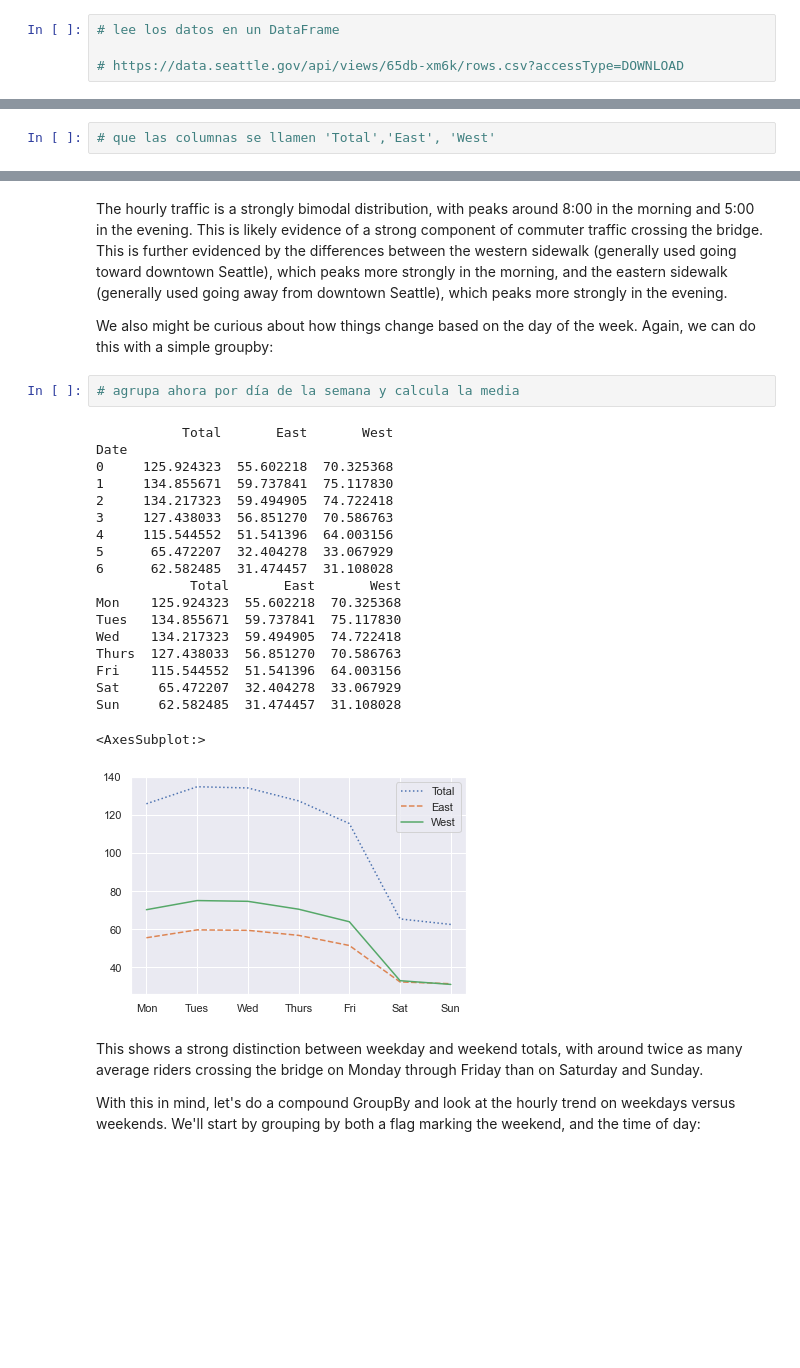
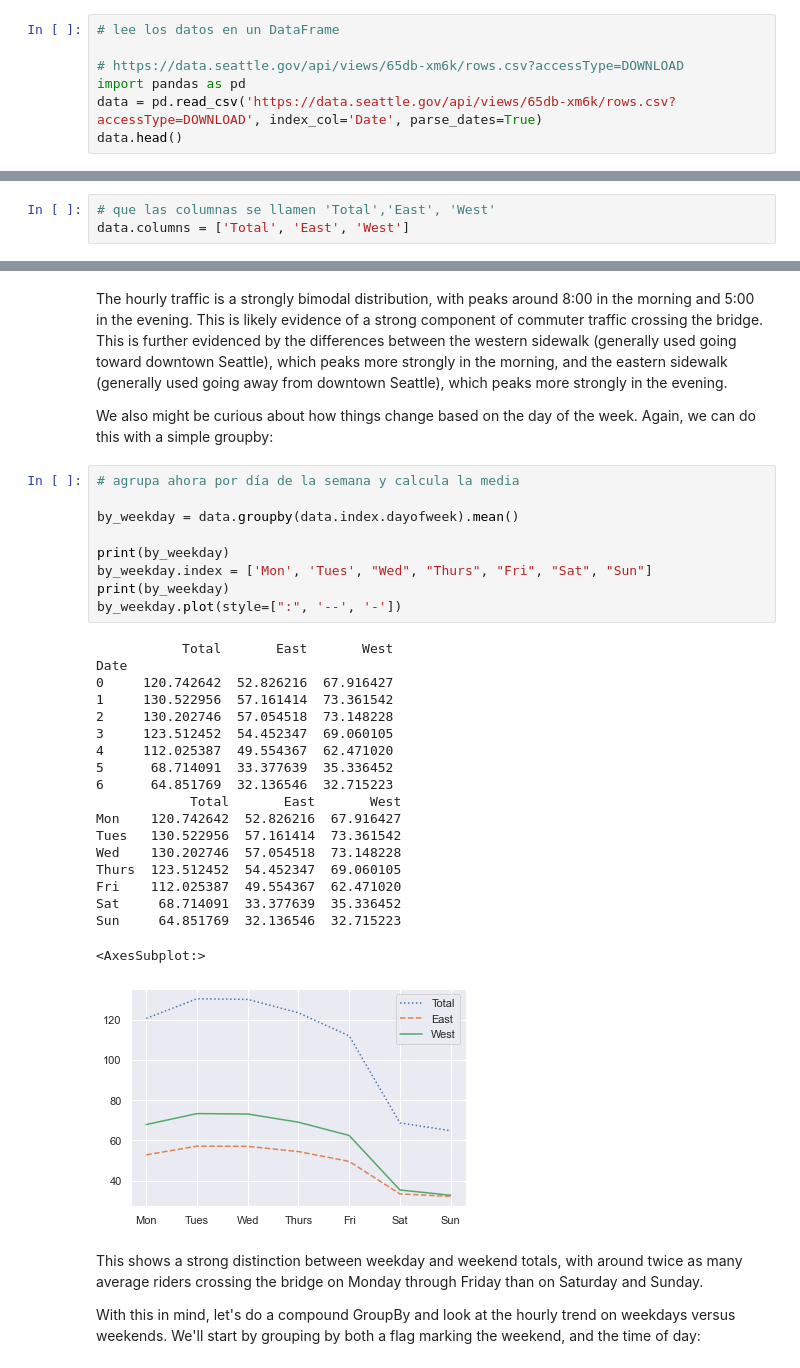
Before and after one commit to albertoromv/thebridge_ft_sep22, a Jupyter notebook: 3-Machine Learning/1-Feature Engineering/1.3 Tiempo/2_Ejercicios_TimeSeries - clase.ipynb, the cells around one changed output, grey strips where cells are left out. Drawn from its saved outputs; the diff is of its cells as text; blank space fills up the shorter version.

```diff
--- a/3-Machine Learning/1-Feature Engineering/1.3 Tiempo/2_Ejercicios_TimeSeries - clase.ipynb
+++ b/3-Machine Learning/1-Feature Engineering/1.3 Tiempo/2_Ejercicios_TimeSeries - clase.ipynb
@@ -13,6 +13,9 @@ We will specify that we want the Date as an index, and we want these dates to be
 # lee los datos en un DataFrame
 
 # https://data.seattle.gov/api/views/65db-xm6k/rows.csv?accessType=DOWNLOAD
+import pandas as pd
+data = pd.read_csv('https://data.seattle.gov/api/views/65db-xm6k/rows.csv?accessType=DOWNLOAD', index_col='Date', parse_dates=True)
+data.head()
 # %% [output]
 |  | Fremont Bridge Total | Fremont Bridge East Sidewalk | Fremont Bridge West Sidewalk |
 | Date |  |  |  |
@@ -25,5 +28,6 @@ We will specify that we want the Date as an index, and we want these dates to be
 For convenience, we'll further process this dataset by shortening the column names:
 # %%
 # que las columnas se llamen 'Total','East', 'West'
+data.columns = ['Total', 'East', 'West']
 # %% [markdown]
 Now let's take a look at the summary statistics for this data:
@@ -127,26 +148,33 @@ This is further evidenced by the differences between the western sidewalk (gener
 We also might be curious about how things change based on the day of the week. Again, we can do this with a simple groupby:
 # %%
 # agrupa ahora por día de la semana y calcula la media
+
+by_weekday = data.groupby(data.index.dayofweek).mean()
+
+print(by_weekday)
+by_weekday.index = ['Mon', 'Tues', "Wed", "Thurs", "Fri", "Sat", "Sun"]
+print(by_weekday)
+by_weekday.plot(style=[":", '--', '-'])
 # %% [output]
            Total       East       West
 Date
-0     125.924323  55.602218  70.325368
-1     134.855671  59.737841  75.117830
-2     134.217323  59.494905  74.722418
-3     127.438033  56.851270  70.586763
-4     115.544552  51.541396  64.003156
-5      65.472207  32.404278  33.067929
-6      62.582485  31.474457  31.108028
+0     120.742642  52.826216  67.916427
+1     130.522956  57.161414  73.361542
+2     130.202746  57.054518  73.148228
+3     123.512452  54.452347  69.060105
+4     112.025387  49.554367  62.471020
+5      68.714091  33.377639  35.336452
+6      64.851769  32.136546  32.715223
             Total       East       West
-Mon    125.924323  55.602218  70.325368
-Tues   134.855671  59.737841  75.117830
-Wed    134.217323  59.494905  74.722418
-Thurs  127.438033  56.851270  70.586763
-Fri    115.544552  51.541396  64.003156
-Sat     65.472207  32.404278  33.067929
-Sun     62.582485  31.474457  31.108028
+Mon    120.742642  52.826216  67.916427
+Tues   130.522956  57.161414  73.361542
+Wed    130.202746  57.054518  73.148228
+Thurs  123.512452  54.452347  69.060105
+Fri    112.025387  49.554367  62.471020
+Sat     68.714091  33.377639  35.336452
+Sun     64.851769  32.136546  32.715223
 <AxesSubplot:>
-[figure, old version]
+[figure, new version]
 # %% [markdown]
 This shows a strong distinction between weekday and weekend totals, with around twice as many average riders crossing the bridge on Monday through Friday than on Saturday and Sunday.
 
```
Also changed, not shown: parts of 15 cells of this notebook, 1 other file.
